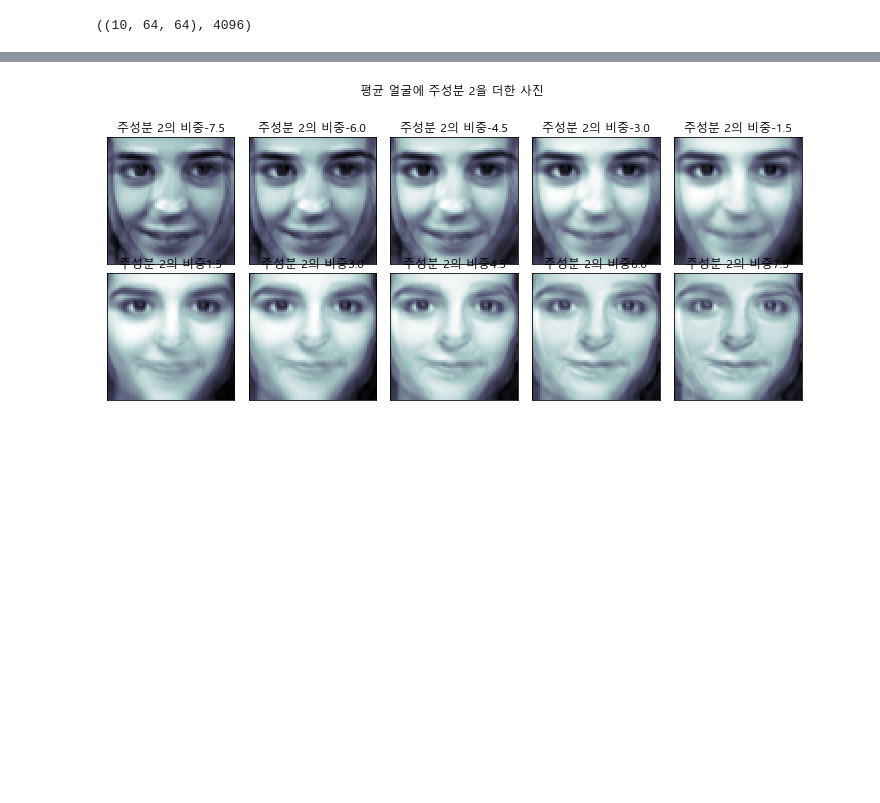
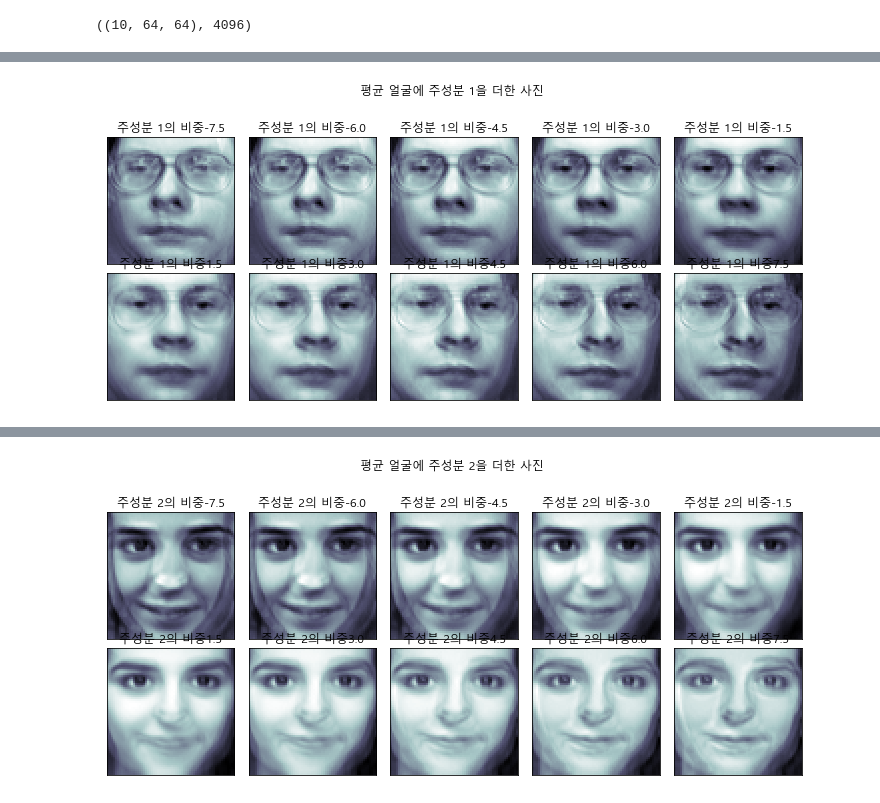
Before and after one commit to ghdakrk/math, a Jupyter notebook: 3.linear_algebra_by_numpy.ipynb, the cells around one changed output, grey strips where cells are left out. Cells and saved outputs as stored; diff of their text form; code cells hidden in the pictures; blank space fills up the shorter version.

```diff
--- a/3.linear_algebra_by_numpy.ipynb
+++ b/3.linear_algebra_by_numpy.ipynb
@@ -918,0 +992,24 @@ plt.show()
+# %%
+face_mean = pca3.mean_.reshape(64,64)
+face_p1 = pca3.components_[0].reshape(64, 64)
+face_p2 = pca3.components_[1].reshape(64, 64)
+# %%
+N = 2
+M = 5
+fig = plt.figure(figsize=(10, 5))
+plt.subplots_adjust(top=1, bottom=0, hspace=0, wspace=0.05)
+for i in range(N):
+    for j in range(M):
+        k = i * M + j
+        ax = fig.add_subplot(N, M, k+1)
+        w = 1.5 * (k-5) if k < 5 else 1.5 * (k-4)
+        ax.imshow(face_mean + w * face_p1, cmap=plt.cm.bone)
+        ax.grid(False)
+        ax.xaxis.set_ticks([])
+        ax.yaxis.set_ticks([])
+        plt.title(f'주성분 1의 비중{w}')
+plt.suptitle('평균 얼굴에 주성분 1을 더한 사진')
+plt.tight_layout()
+plt.show()
+# %% [output]
+[figure, added]
```
Also changed, not shown: parts of 17 cells of this notebook, 3 other files.
